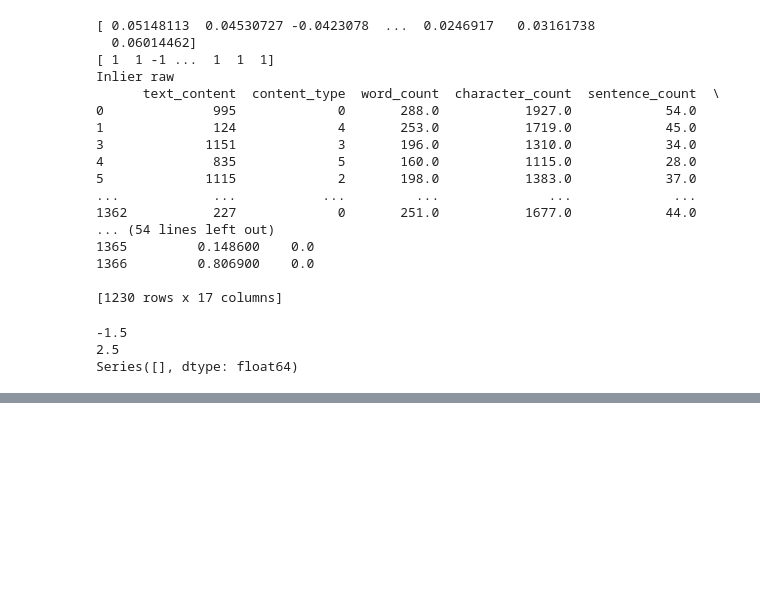
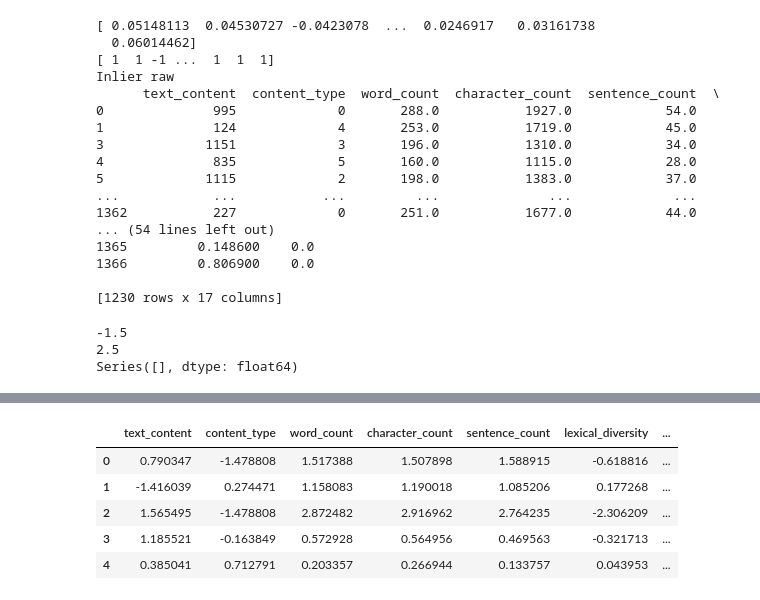
Before and after one commit to MfB010193/Machine-Learning-Pipeline, a Jupyter notebook: Machine Learning Pipeline.ipynb, the cells around one changed output, grey strips where cells are left out. Drawn from its saved outputs; the diff is of its cells as text; code cells hidden in the pictures; blank space fills up the shorter version.

Commit message:
Adding Scaling with standardaization

```diff
--- a/Machine Learning Pipeline.ipynb
+++ b/Machine Learning Pipeline.ipynb
@@ -305,0 +306,13 @@ scaler_df.head()
+# %%
+# scaling with Standardization
+mean = df.mean()
+std = df.std()
+z_score = (df - mean)/std
+z_score.head()
+# %% [output]
+|  | text_content | content_type | word_count | character_count | sentence_count | lexical_diversity | ... |
+| 0 | 0.790347 | -1.478808 | 1.517388 | 1.507898 | 1.588915 | -0.618816 | ... |
+| 1 | -1.416039 | 0.274471 | 1.158083 | 1.190018 | 1.085206 | 0.177268 | ... |
+| 2 | 1.565495 | -1.478808 | 2.872482 | 2.916962 | 2.764235 | -2.306209 | ... |
+| 3 | 1.185521 | -0.163849 | 0.572928 | 0.564956 | 0.469563 | -0.321713 | ... |
+| 4 | 0.385041 | 0.712791 | 0.203357 | 0.266944 | 0.133757 | 0.043953 | ... |
```
Also changed, not shown: parts of 16 cells of this notebook.
